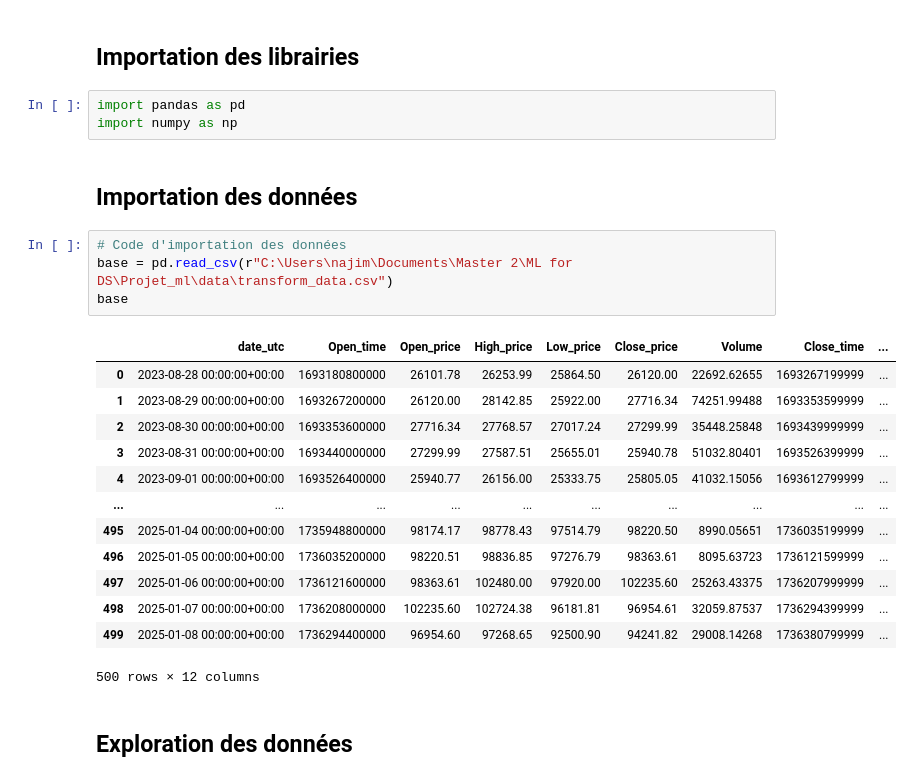
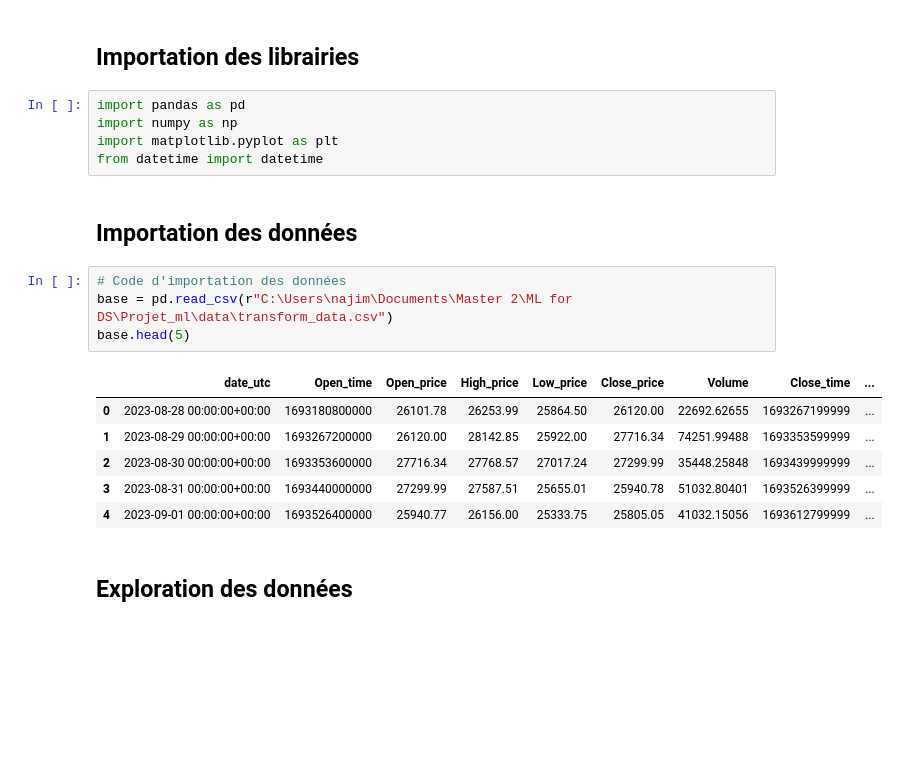
Before and after one commit to Jadorlo/Projet_ml, a Jupyter notebook: notebook/projet_ml_LUNEL_DJAREDDIR_G19.ipynb, the cells around one changed output. Saved outputs shown, nothing was run; the diff lists cells and outputs as text; blank space fills up the shorter version.

```diff
--- a/notebook/projet_ml_LUNEL_DJAREDDIR_G19.ipynb
+++ b/notebook/projet_ml_LUNEL_DJAREDDIR_G19.ipynb
@@ -160,25 +160,20 @@ Pour l'instant (20/12/2024 à 18h30) nous n'avons pas encore sélectionner la ba
 # %%
 import pandas as pd
 import numpy as np
+import matplotlib.pyplot as plt
+from datetime import datetime
 # %% [markdown]
 ## Importation des données
 # %%
 # Code d'importation des données
 base = pd.read_csv(r"C:\Users\najim\Documents\Master 2\ML for DS\Projet_ml\data\transform_data.csv")
-base
+base.head(5)
 # %% [output]
 |  | date_utc | Open_time | Open_price | High_price | Low_price | Close_price | Volume | Close_time | ... |
 | 0 | 2023-08-28 00:00:00+00:00 | 1693180800000 | 26101.78 | 26253.99 | 25864.50 | 26120.00 | 22692.62655 | 1693267199999 | ... |
 | 1 | 2023-08-29 00:00:00+00:00 | 1693267200000 | 26120.00 | 28142.85 | 25922.00 | 27716.34 | 74251.99488 | 1693353599999 | ... |
 | 2 | 2023-08-30 00:00:00+00:00 | 1693353600000 | 27716.34 | 27768.57 | 27017.24 | 27299.99 | 35448.25848 | 1693439999999 | ... |
 | 3 | 2023-08-31 00:00:00+00:00 | 1693440000000 | 27299.99 | 27587.51 | 25655.01 | 25940.78 | 51032.80401 | 1693526399999 | ... |
 | 4 | 2023-09-01 00:00:00+00:00 | 1693526400000 | 25940.77 | 26156.00 | 25333.75 | 25805.05 | 41032.15056 | 1693612799999 | ... |
-| ... | ... | ... | ... | ... | ... | ... | ... | ... | ... |
-| 495 | 2025-01-04 00:00:00+00:00 | 1735948800000 | 98174.17 | 98778.43 | 97514.79 | 98220.50 | 8990.05651 | 1736035199999 | ... |
-| 496 | 2025-01-05 00:00:00+00:00 | 1736035200000 | 98220.51 | 98836.85 | 97276.79 | 98363.61 | 8095.63723 | 1736121599999 | ... |
-| 497 | 2025-01-06 00:00:00+00:00 | 1736121600000 | 98363.61 | 102480.00 | 97920.00 | 102235.60 | 25263.43375 | 1736207999999 | ... |
-| 498 | 2025-01-07 00:00:00+00:00 | 1736208000000 | 102235.60 | 102724.38 | 96181.81 | 96954.61 | 32059.87537 | 1736294399999 | ... |
-| 499 | 2025-01-08 00:00:00+00:00 | 1736294400000 | 96954.60 | 97268.65 | 92500.90 | 94241.82 | 29008.14268 | 1736380799999 | ... |
-500 rows × 12 columns
 # %% [markdown]
 ## Exploration des données
```
Also changed, not shown: parts of 4 cells of this notebook.
